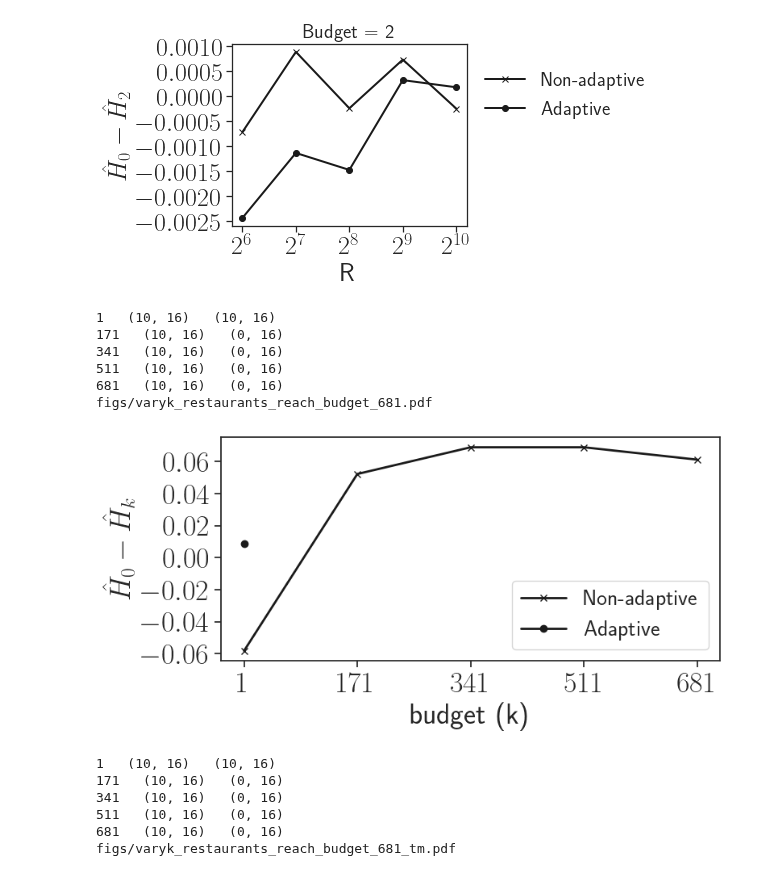
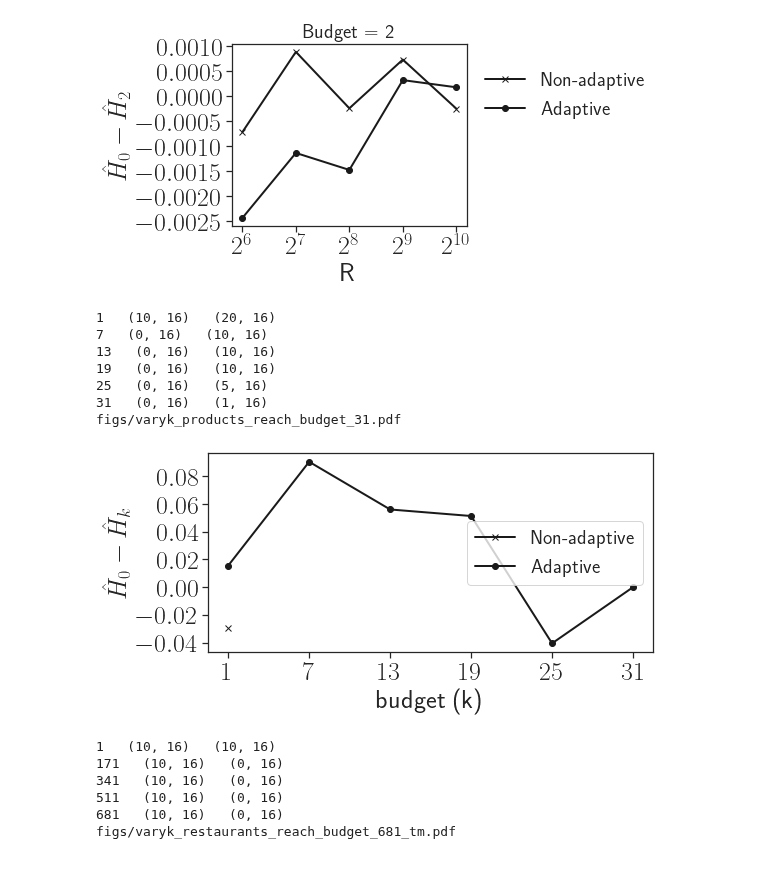
Before and after one commit to toggled/uncertainty, a Jupyter notebook: test.ipynb, the cells around one changed output. Saved outputs shown, nothing was run; the diff lists cells and outputs as text; code cells hidden in the pictures.

```diff
--- a/test.ipynb
+++ b/test.ipynb
@@ -957,6 +957,7 @@ from matplotlib.lines import Line2D,lineStyles
 from itertools import cycle
 import seaborn as sns
 import numpy as np
+import pandas as pd
 sns.set(rc={'figure.figsize':(8,4)})
 sns.set_style("dark", {'axes.grid' : False})
 sns.set_style("ticks")
@@ -965,20 +966,21 @@ fontsize = 28
 labelsize = 22
 lw = 2
 
-folder = 'output/baby/CRureduct/'
+folder = 'output/baby/CRureduct2/'
 
 # K = 32
-data = 'restaurants'
-# data = 'products'
+# data = 'restaurants'
+data = 'products'
 alg0 = 'greedymem'
 a0 = 'greedy+mem'
 q = 'reach'
 qset = 2
 # kset = [2,3,5]
 
-kset = [list(range(1,851,85*2)),list(range(1,376,2*37))][data=='products']
+# kset = [list(range(1,851,85*2)),list(range(1,376,2*37))][data=='products']
+kset = [list(range(1,85,8*2)),list(range(1,37,2*3))][data=='products']
 # Kset = [64,128,256,512,1024]
-K = [156*6,4*46][data=='products']
+K = [2*156*6,2*4*46][data=='products']
 varyK0 = [] #greedy+mem
 varyK1  = [] #greedy
 est_alg = 'mcbfs'
@@ -1001,40 +1003,41 @@ for i,K in enumerate(kset):
     mean,std = varyK0[i]['DeltaH'].mean(), varyK0[i]['DeltaH'].std()
     non_adap.append(mean)
     # stdM_red.append(std)
     mean,std = varyK1[i]['DeltaH'].mean(), varyK1[i]['DeltaH'].std()
     adap.append(mean)
     # std_red.append(std)
 #     sns.lineplot(x='K', y='DeltaH', data=varyK0[i], linewidth=lw, markersize=8,color='k')
 # plt.xscale('log',base=2)
 non_adap = np.array(non_adap)
 adap = np.array(adap)
 plt.plot(kset,non_adap,color = 'k',marker='x',label='Non-adaptive',linewidth=lw)
 plt.plot(kset,adap,color = 'k',marker='o',label='Adaptive',linewidth=lw)
 # plt.fill_between(Kset, np.array(greedyM_red) - np.array(stdM_red), np.array(greedyM_red) + np.array(stdM_red), \
 #                  color='r', alpha=0.4)
 # ax = plt.gca()
 # ax.axhline(exact_deltaH,linestyle='--',color='r',linewidth=lw,label='Exact')
 
 # plt.xscale('log',base=2)
 plt.xlabel('budget (k)',fontsize=fontsize-2)
 plt.ylabel('$\hat{H}_0 - \hat{H}_k$',fontsize=fontsize-2)
 plt.xticks(kset,fontsize=fontsize-2)
 plt.yticks(fontsize=fontsize-2)
 # plt.legend(fontsize=fontsize+10,bbox_to_anchor=(1.001,0.95),frameon = False,prop={"size":20})
 plt.legend(fontsize=fontsize+10,loc='best',prop={"size":20})
 # plt.title('Budget = '+str(k),fontsize=fontsize-8)
 fname = 'figs/varyk_'+data+"_"+q+'_budget_'+str(K)+".pdf"
 print(fname)
 plt.tight_layout()
 plt.savefig(fname)
 # %% [output]
-1   (10, 16)   (10, 16)
-171   (10, 16)   (0, 16)
-341   (10, 16)   (0, 16)
-511   (10, 16)   (0, 16)
-681   (10, 16)   (0, 16)
-figs/varyk_restaurants_reach_budget_681.pdf
+1   (10, 16)   (20, 16)
+7   (0, 16)   (10, 16)
+13   (0, 16)   (10, 16)
+19   (0, 16)   (10, 16)
+25   (0, 16)   (5, 16)
+31   (0, 16)   (1, 16)
+figs/varyk_products_reach_budget_31.pdf
-[figure, old version]
+[figure, new version]
 # %%
 from matplotlib import pyplot as plt
 plt.rcParams['text.usetex'] = True
```
Also changed, not shown: 2 other files.
